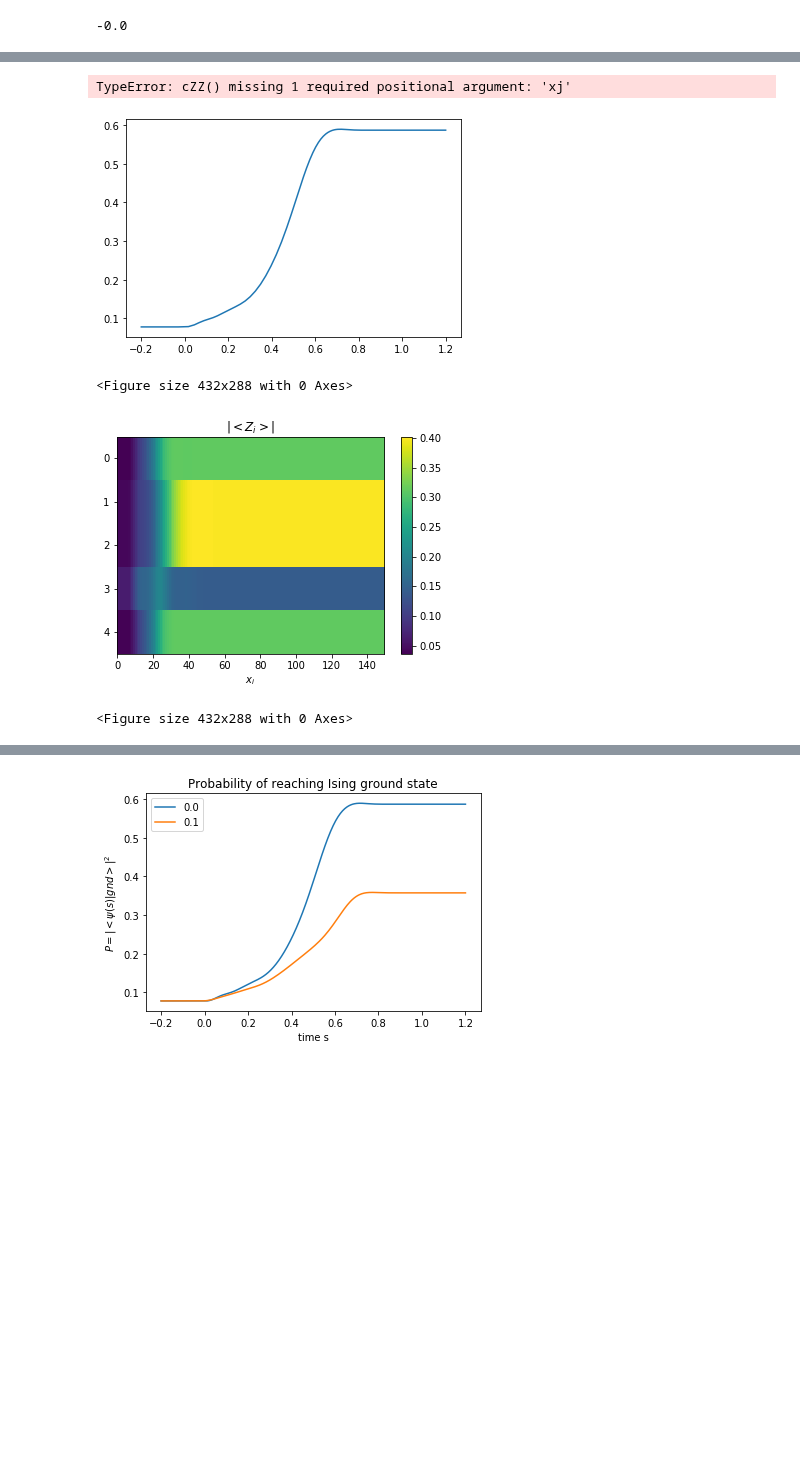
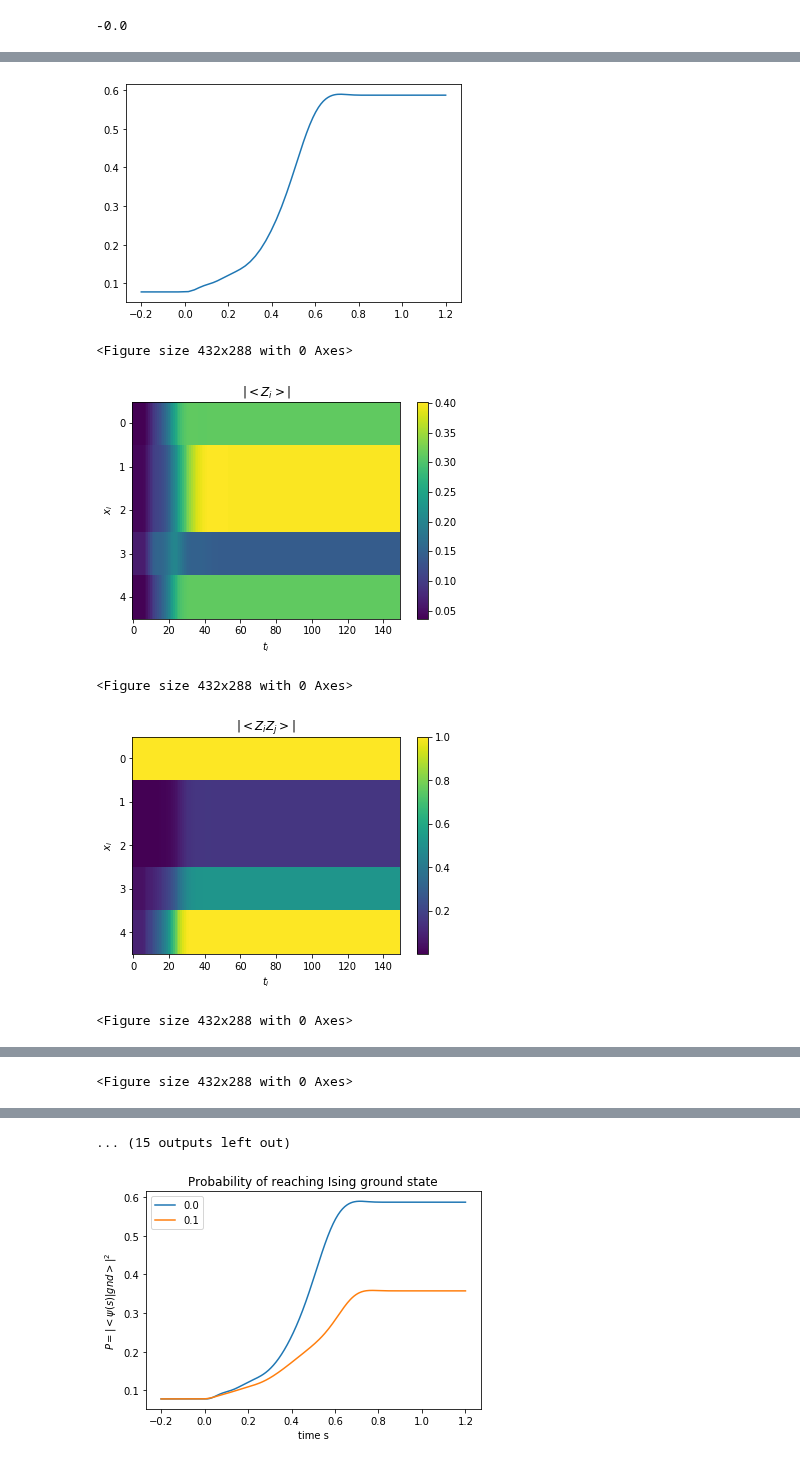
Before and after one commit to cchang5/quantum_linear_programming, a Jupyter notebook: notebooks/tdse_notebook_2.ipynb, the cells around one changed output, grey strips where cells are left out. Saved outputs shown, nothing was run; the diff lists cells and outputs as text; code cells hidden in the pictures; blank space fills up the shorter version.

```diff
--- a/notebooks/tdse_notebook_2.ipynb
+++ b/notebooks/tdse_notebook_2.ipynb
@@ -165,36 +165,57 @@ for offset_min in offset_min_list:
         ax.set_aspect('auto')
         ax.set_title(r'$|< Z_i >|$')
         ax.set_xlabel(r'$t_i$')
-        ax.set_xlabel(r'$x_i$')
+        ax.set_ylabel(r'$x_i$')
         fig.colorbar(pos)
 
 
         plt.figure()
-        data=np.asarray([[np.absolute(cZZ(t,xgrid[x])) for t in range(sol_densitymatrix.t.size)] for x in range(n)])
+        data=np.asarray([[np.absolute(cZZ(t,0,xgrid[x])) for t in range(sol_densitymatrix.t.size)] for x in range(n)])
         fig = plt.figure()
         ax = fig.add_subplot(111)
         pos=ax.imshow(data)
         ax.set_aspect('auto')
         ax.set_title(r'$|< Z_i Z_j >|$')
         ax.set_xlabel(r'$t_i$')
-        ax.set_xlabel(r'$x_i$')
+        ax.set_ylabel(r'$x_i$')
         fig.colorbar(pos)
 
 
 
         plt.figure()
-        data=np.asarray([[np.absolute(cZZ2(t,xgrid[x])) for t in range(sol_densitymatrix.t.size)] for x in range(n)])
+        data=np.asarray([[np.absolute(cZZ2(t,0,xgrid[x])) for t in range(sol_densitymatrix.t.size)] for x in range(n)])
         fig = plt.figure()
         ax = fig.add_subplot(111)
         pos=ax.imshow(data)
         ax.set_aspect('auto')
         ax.set_title(r'$|< Z_i Z_j>-< Z_i >< Z_j >|$')
         ax.set_xlabel(r'$t_i$')
-        ax.set_xlabel(r'$x_i$')
+        ax.set_ylabel(r'$x_i$')
         fig.colorbar(pos)
 
+        plt.figure()
+        t=0
+        data=np.asarray([[np.absolute(cZZ2(t,xgrid[xi],xgrid[xj])) for xi in range(n)] for xj in range(n)])
+        fig = plt.figure()
+        ax = fig.add_subplot(111)
+        pos=ax.imshow(data)
+        ax.set_aspect('auto')
+        ax.set_title(r'$|< Z_i Z_j>-< Z_i >< Z_j >|$, initial')
+        ax.set_xlabel(r'$x_j$')
+        ax.set_ylabel(r'$x_i$')
+        fig.colorbar(pos)
 
-
+        plt.figure()
+        t=sol_densitymatrix.t.size-1
+        data=np.asarray([[np.absolute(cZZ2(t,xgrid[xi],xgrid[xj])) for xi in range(n)] for xj in range(n)])
+        fig = plt.figure()
+        ax = fig.add_subplot(111)
+        pos=ax.imshow(data)
+        ax.set_aspect('auto')
+        ax.set_title(r'$|< Z_i Z_j>-< Z_i >< Z_j >|$, final')
+        ax.set_xlabel(r'$x_j$')
+        ax.set_ylabel(r'$x_i$')
+        fig.colorbar(pos)
         # end correlation functions
 
     ############################################################
@@ -264,5 +285,6 @@ pr [1.00000000e+000 3.04344797e-049 1.45443223e-052 6.63890660e-055
+[figure]
-TypeError: cZZ() missing 1 required positional argument: 'xj'
+<Figure size 432x288 with 0 Axes>
-[figure]
+[figure, new version]
 <Figure size 432x288 with 0 Axes>
-[figure, old version]
+[figure, added]
 <Figure size 432x288 with 0 Axes>
@@ -268,0 +292 @@ TypeError: cZZ() missing 1 required positional argument: 'xj'
+<Figure size 432x288 with 0 Axes>
@@ -269,3 +294,4 @@ TypeError: cZZ() missing 1 required positional argument: 'xj'
+... (15 outputs left out)
 # %%
 result = dict()
 proba = dict()
```
Also changed, not shown: parts of 1 cell of this notebook.
